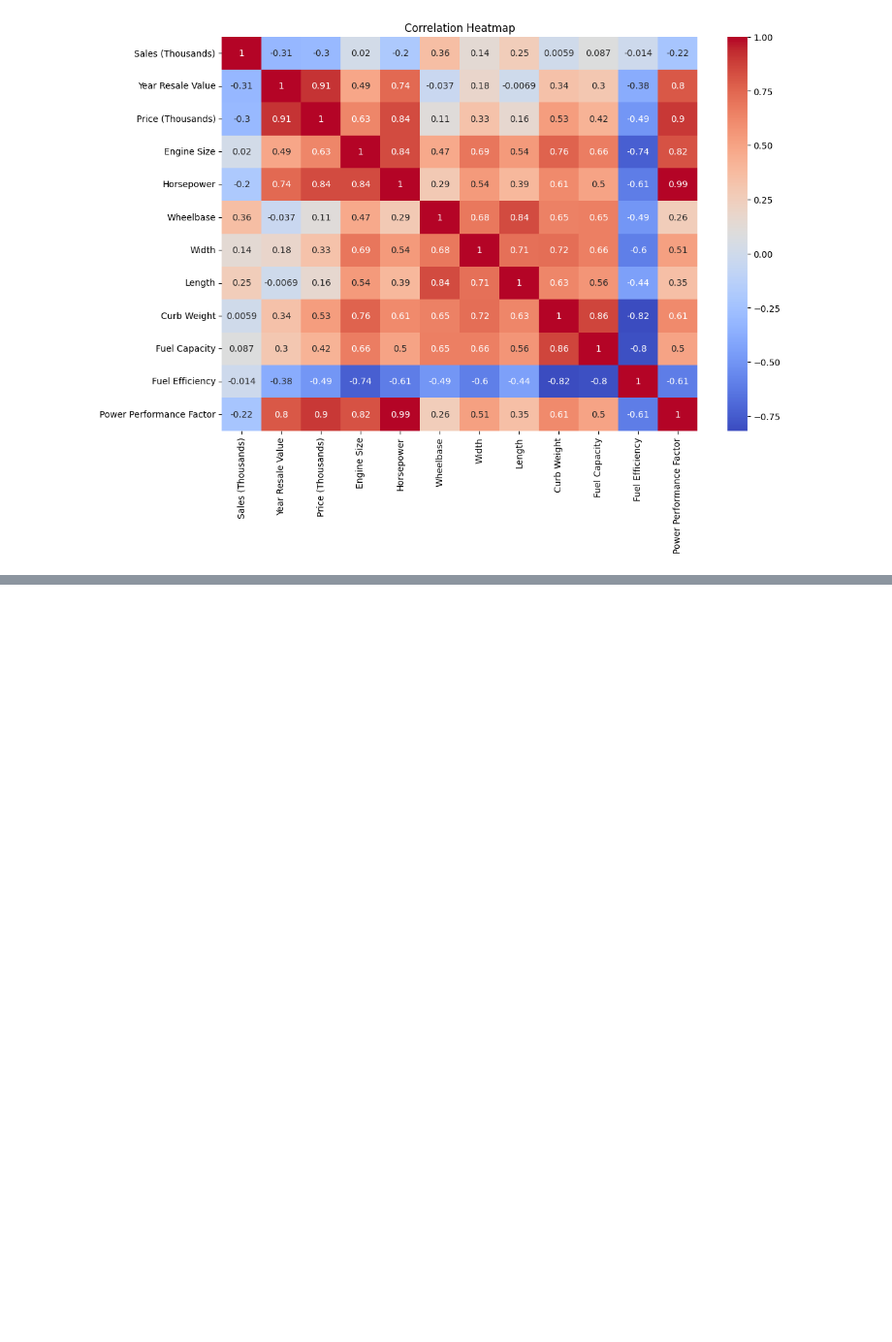
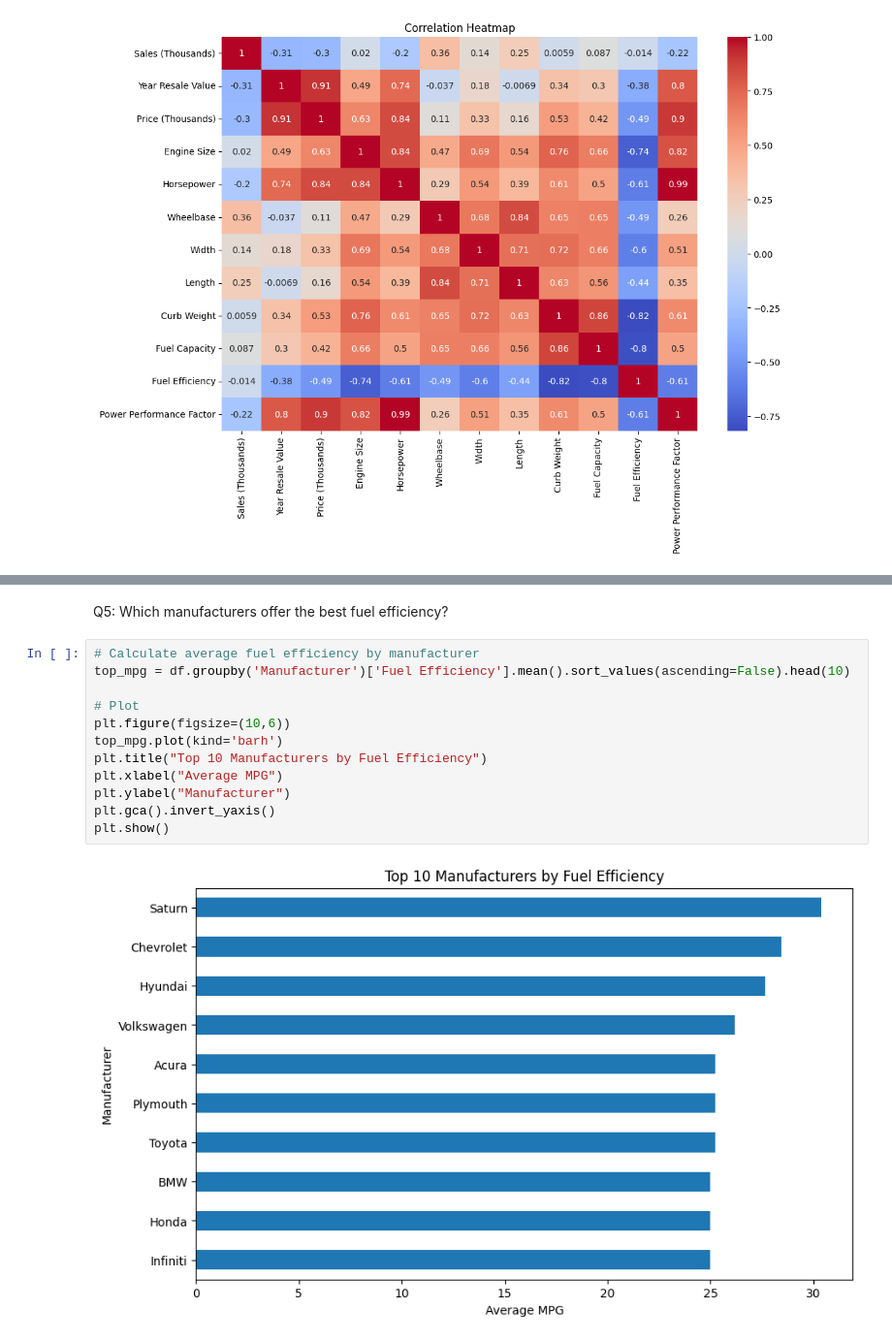
Before and after one commit to gutierrez14/car-data-analysis, a Jupyter notebook: car_analysis.ipynb, the cells around one changed output, grey strips where cells are left out. Shown at 97% size. Drawn from its saved outputs; the diff is of its cells as text; blank space fills up the shorter version.

```diff
--- a/car_analysis.ipynb
+++ b/car_analysis.ipynb
@@ -90,0 +154,16 @@ Q3:
+# %% [markdown]
+Q5: Which manufacturers offer the best fuel efficiency?
+# %%
+# Calculate average fuel efficiency by manufacturer
+top_mpg = df.groupby('Manufacturer')['Fuel Efficiency'].mean().sort_values(ascending=False).head(10)
+
+# Plot
+plt.figure(figsize=(10,6))
+top_mpg.plot(kind='barh')
+plt.title("Top 10 Manufacturers by Fuel Efficiency")
+plt.xlabel("Average MPG")
+plt.ylabel("Manufacturer")
+plt.gca().invert_yaxis()
+plt.show()
+# %% [output]
+[figure, added]
```
Also changed, not shown: parts of 9 cells of this notebook.
